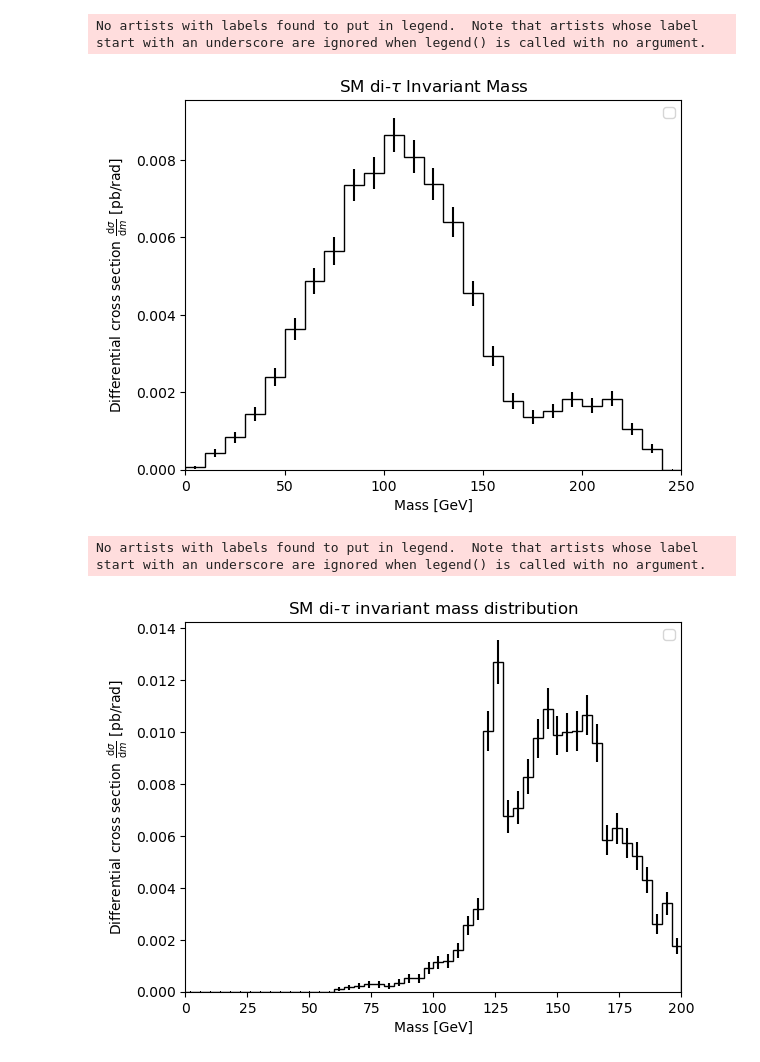
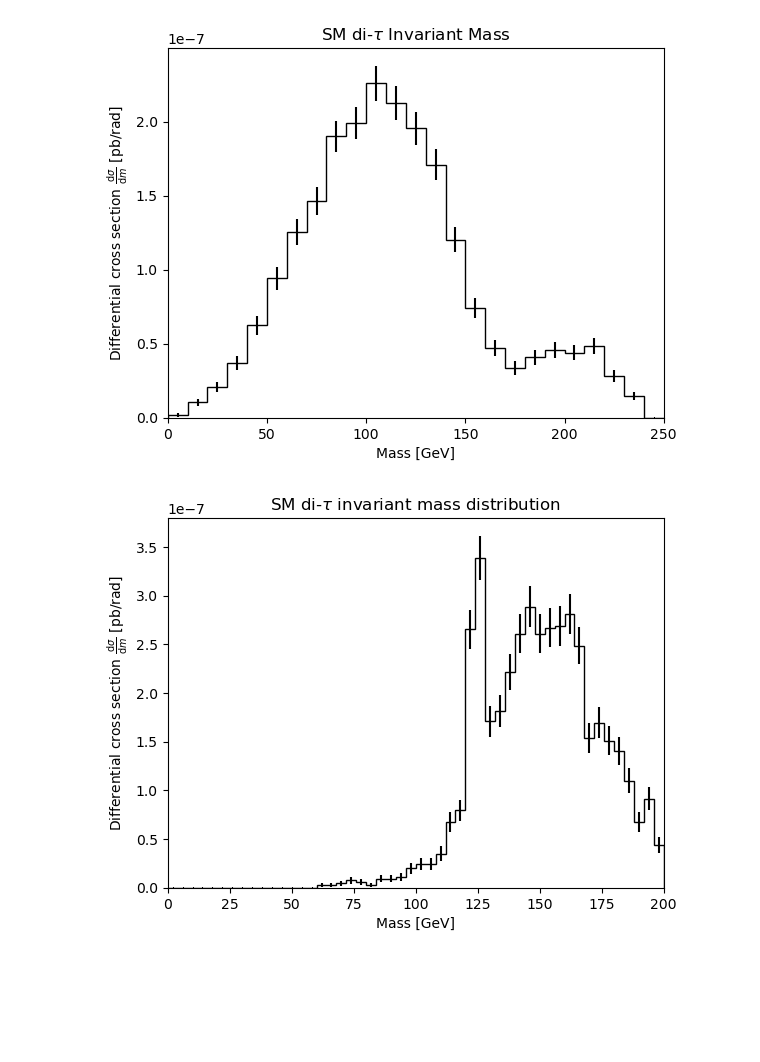
Before and after one commit to Arun-Atwal/ee_zh_final_analysis, a Jupyter notebook: inv_mass_plots.ipynb, the cells around one changed output. Cells and saved outputs as stored; diff of their text form; code cells hidden in the pictures; blank space fills up the shorter version.

Commit message:
invariant mass plots

```diff
--- a/inv_mass_plots.ipynb
+++ b/inv_mass_plots.ipynb
@@ -31,7 +31,7 @@ all_muons = vector.zip({'pt':events['Muon.PT'],'eta':events['Muon.Eta'],
 # ditau = taus[ditau_mask]
 # dimuon = muons[ditau_mask]
 # %%
-def histogram(data, weights, bins, label, colour, range, plot = True):
+def histogram(data, weights, bins, colour, range, plot = True):
     """Unfortunately, plt.hist does not support error bars, so we have to use plt.errorbar
     using manual inputs from np.histogram"""
     bin_width = (range[1]-range[0])/bins
@@ -39,11 +39,10 @@ def histogram(data, weights, bins, label, colour, range, plot = True):
     nphisto = np.histogram(data, bins=bins, range = range, weights=[i[0] for i in weights])
     err = np.histogram(data, bins=bins, range = range, weights=[i[0]**2 for i in weights])
     if plot:
-        plt.hist(data, bins=bins, histtype='step', range = range, color=colour, weights=weights, label=label)
+        plt.hist(data, bins=bins, histtype='step', range = range, color=colour, weights=weights)
         plt.errorbar(nphisto[1][:-1]+((range[1]-range[0])/(2*bins)), nphisto[0], yerr=np.sqrt(err[0]), fmt=',', color=colour)
         plt.xlim(range)
         plt.axhline(0, color = 'k', linestyle='--',linewidth = 0.5)
-        plt.legend()
     return nphisto, np.sqrt(err[0])
 # %%
 """Function to filter jet into taus only since jet size is no longer fixed to 2"""
@@ -56,43 +55,55 @@ def filter_taus(jet):
         tau_mask.append(tagged)
     taus = jet[tau_mask]
     return taus
+# %%
+ditau_mask = (events['Jet_size'] >= 2) & (events['Muon_size'] == 2) & (ak.sum(events['Jet.TauTag'], axis=1) == 2)
+ditau_mask = ditau_mask & (ak.sum(events['Muon.Charge'], axis=1) == 0)
+# I am not sure of an elegant way to loop over to check the tau charges, so I will do it more explicitly
+tau_charge_mask = []
+for i in events:
+    tau_charge = 0
+    for j,e in enumerate(i['Jet.Charge']):
+        if i['Jet.TauTag'][j] == 1:
+            tau_charge += e
+    # we already filter out for 2 taus elsewhere
+    # so whilst this accepts invalid events (e.g. no taus)
+    # we are free to just sum the charges as other filters combine with this
+    # meaning we are summing over the 2 tau charges overall
+    tau_charge_mask.append(tau_charge == 0)
+ditau_mask = ditau_mask & tau_charge_mask
 # %%
-"""Allow for jets of size > 2 with 2 taus"""
-ditau_mask = (events['Jet_size'] >= 2) & (events['Muon_size'] == 2)  & (ak.sum(events['Jet.TauTag'], axis=1) == 2)
 """Importantly, now we need to only pass the two taus into the ditau_inv_mass function, since the jet size is not fixed"""
 taus = filter_taus(jets[ditau_mask])
 ditau_mass = (taus[:,0]+taus[:,1]).mass
-histogram(ditau_mass, events['Event.Weight'][ditau_mask], 25, None, 'k', (0, 250), plot = True)
+histogram(ditau_mass, events['Event.Weight'][ditau_mask]/len(events), 25, 'k', (0, 250), plot = True)
 plt.title(r"SM di-$\tau$ Invariant Mass")
 plt.xlabel(r"Mass [GeV]")
 plt.ylabel(r'Differential cross section $\frac{\mathrm{d}\sigma}{\mathrm{d}m}$ [pb/rad]')
 plt.savefig("ditau_mass_uncut.png")
 # %% [output]
-No artists with labels found to put in legend.  Note that artists whose label start with an underscore are ignored when legend() is called with no argument.
-[figure, old version]
+[figure, new version]
 # %%
 """Attempting to reconstruct the Higgs mass peak from the ditau system properly
 using the missing energy"""
 met = vector.zip({'pt':events['MissingET.MET'],'eta':events['MissingET.Eta'],
                    'phi':events['MissingET.Phi'],'mass':0})
 met = met[ditau_mask]
 if len(met) != len(taus):
     met = met[valid_taus]
     print("Cuts added")
 r1 = abs(((met.py*taus[:,0].px) - (met.px*taus[:,0].py))/((taus[:,0].py*taus[:,1].px) - (taus[:,0].px*taus[:,1].py)))
 r2 = abs(((met.py*taus[:,1].px) - (met.px*taus[:,1].py))/((taus[:,0].py*taus[:,1].px) - (taus[:,0].px*taus[:,1].py)))
 f1 = 1/(1+r1)
 f2 = 1/(1+r2)
 scales = [math.sqrt(i[0]*j[0]) for i,j in zip(f1,f2)]
 ditau_mass = (taus[:,0]+taus[:,1]).mass
-histogram(ditau_mass/scales, events['Event.Weight'][ditau_mask], 50, None, 'k', (0, 200), plot = True)
+histogram(ditau_mass/scales, events['Event.Weight'][ditau_mask]/len(events), 50, 'k', (0, 200), plot = True)
 plt.xlabel('Mass [GeV]')
 plt.ylabel(r'Differential cross section $\frac{\mathrm{d}\sigma}{\mathrm{d}m}$ [pb/rad]')
 plt.title(r'SM di-$\tau$ invariant mass distribution')
 plt.savefig("ditau_mass_scaled_uncut.png")
 # %% [output]
-No artists with labels found to put in legend.  Note that artists whose label start with an underscore are ignored when legend() is called with no argument.
-[figure, old version]
+[figure, new version]
 # %%
 dimuon = all_muons[ditau_mask]
 dimuon_mass = (dimuon[:,0]+dimuon[:,1]).mass
```
Also changed, not shown: parts of 4 cells of this notebook, 5 other files.
